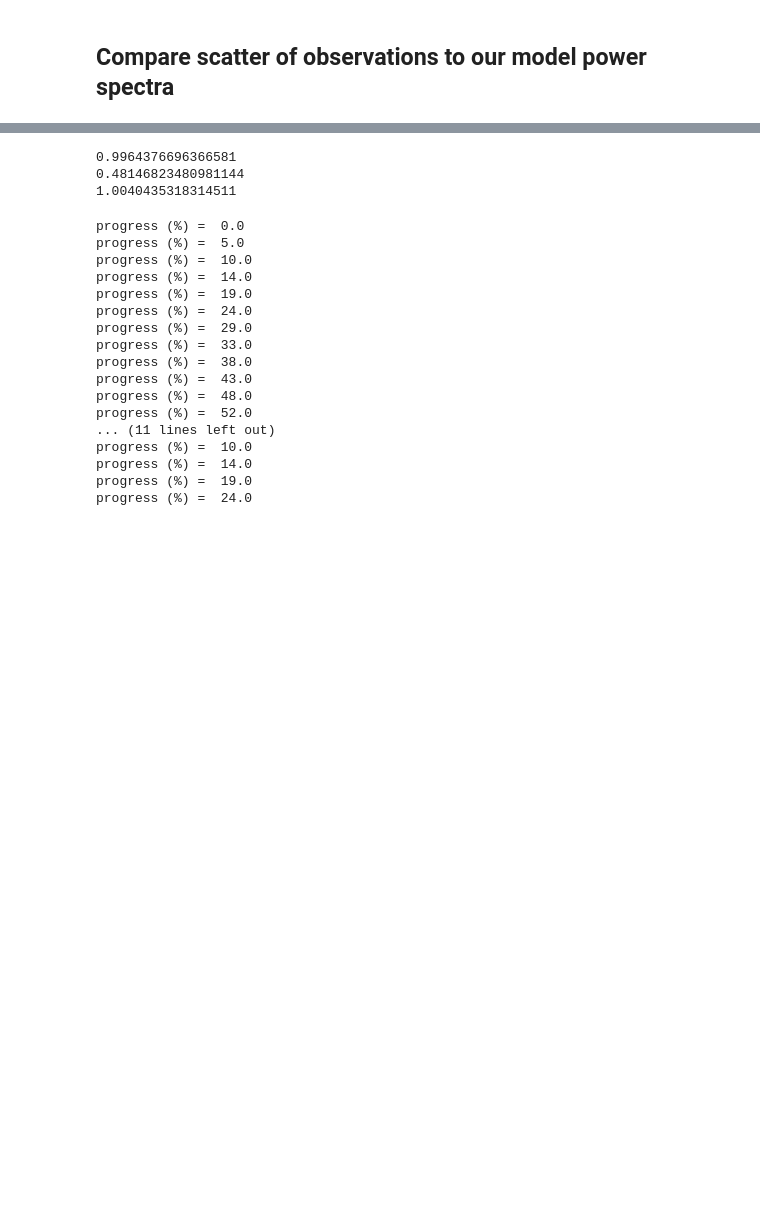
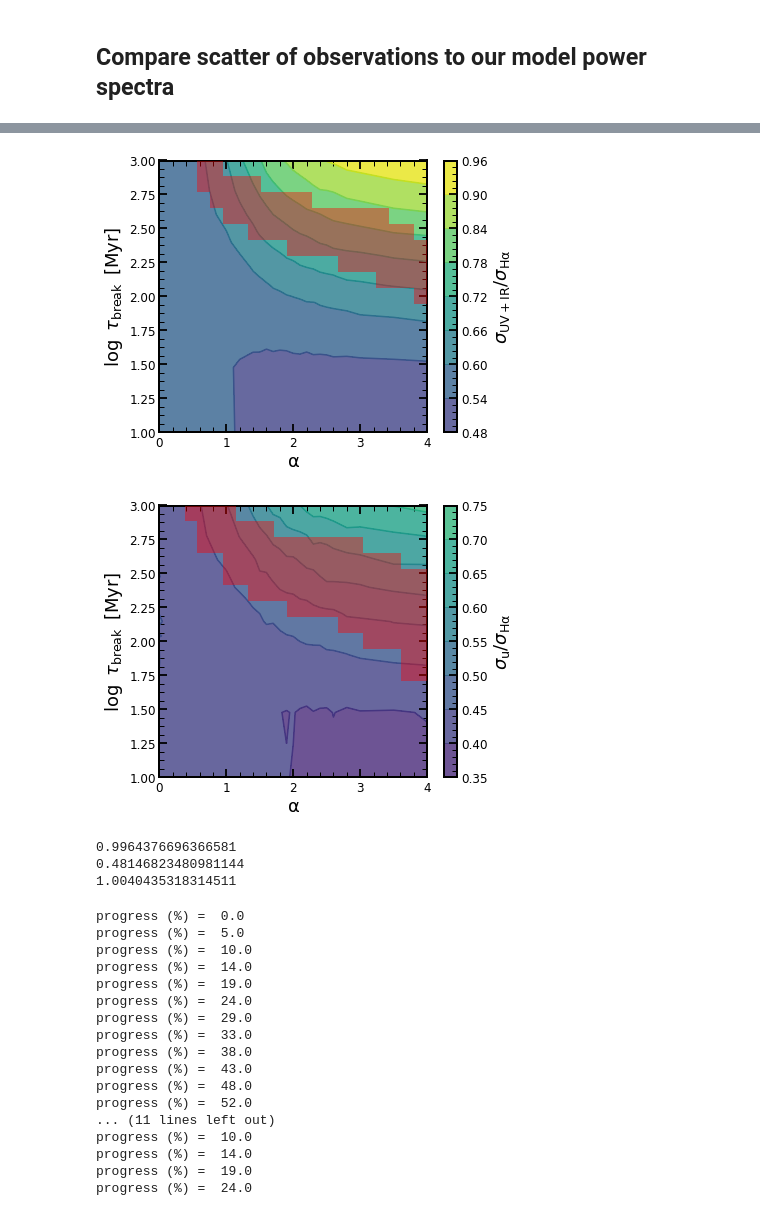
Before and after one commit to stacchella/variability_SFHs, a Jupyter notebook: notebooks/PSD_Analysis.ipynb, the cells around one changed output, grey strips where cells are left out. Saved outputs shown, nothing was run; the diff lists cells and outputs as text; code cells hidden in the pictures; blank space fills up the shorter version.

```diff
--- a/notebooks/PSD_Analysis.ipynb
+++ b/notebooks/PSD_Analysis.ipynb
@@ -1172,3 +1195,54 @@ plt.show()
+# %%
+ii = 3
+delta_err = 0.05
+
+scatter_u_Halpha_byM[ii], scatter_UVIR_Halpha_byM[ii]
+
+ratio_values_uHa_highlight = np.copy(ratio_u_Ha)
+ratio_values_UVIRHa_highlight = np.copy(ratio_FUV_Ha)
+
+ratio_values_uHa_highlight[((ratio_u_Ha > scatter_u_Halpha_byM[ii]+delta_err) | (ratio_u_Ha < scatter_u_Halpha_byM[ii]-delta_err))] = np.nan
+ratio_values_uHa_highlight[~((ratio_u_Ha > scatter_u_Halpha_byM[ii]+delta_err) | (ratio_u_Ha < scatter_u_Halpha_byM[ii]-delta_err))] = 1.0
+
+ratio_values_UVIRHa_highlight[((ratio_FUV_Ha > scatter_UVIR_Halpha_byM[ii]+delta_err) | (ratio_FUV_Ha < scatter_UVIR_Halpha_byM[ii]-delta_err))] = np.nan
+ratio_values_UVIRHa_highlight[~((ratio_FUV_Ha > scatter_UVIR_Halpha_byM[ii]+delta_err) | (ratio_FUV_Ha < scatter_UVIR_Halpha_byM[ii]-delta_err))] = 1.0
+# %%
+# plot power spectrum density
+
+fig, ax = plt.subplots(nrows=1, ncols=1, figsize=(6.0, 5.0))
+
+X, Y = np.meshgrid(list_of_slopes, np.log10(list_of_tau))
+CS1 = ax.contour(X, Y, ratio_FUV_Ha.T, alpha=1, vmin=0.4, vmax=0.95)
+CS2 = ax.contourf(X, Y, ratio_FUV_Ha.T, alpha=0.8, vmin=0.4, vmax=0.95)
+ax.imshow(ratio_values_UVIRHa_highlight.T, aspect='auto', origin='lower', extent=[0.0, 4.0, 1.0, 3.0], alpha=0.4, cmap=plt.get_cmap('bwr'), vmin=0.0, vmax=1.0, zorder=10)  #, hatches=['-', '//']
+#ax.fill_between([1.8, 2.2], [1.0, 1.0], [3.0, 3.0], facecolor="none", hatch="////", edgecolor="white", linewidth=0.0, zorder=8)
+
+CBI = plt.colorbar(CS2)
+CBI.set_label(r'$\sigma_{\rm UV+IR}/\sigma_{\rm H\alpha}$', fontsize=18)
+
+ax.set_xlabel(r'$\mathrm{\alpha}$', fontsize=18)
+ax.set_ylabel(r'$\log\/\/\/\tau_{\rm break}\/\/\/[\mathrm{Myr}]$', fontsize=18)
+plt.savefig(path_figures + 'UVIR_Ha_ratio.pdf', bbox_inches='tight')
+plt.show()
+
+
+fig, ax = plt.subplots(nrows=1, ncols=1, figsize=(6.0, 5.0))
+
+X, Y = np.meshgrid(list_of_slopes, np.log10(list_of_tau))
+CS1 = ax.contour(X, Y, ratio_u_Ha.T, alpha=1, vmin=0.3, vmax=0.95)
+CS2 = ax.contourf(X, Y, ratio_u_Ha.T, alpha=0.8, vmin=0.3, vmax=0.95)
+ax.imshow(ratio_values_uHa_highlight.T, aspect='auto', origin='lower', extent=[0.0, 4.0, 1.0, 3.0], alpha=0.4, cmap=plt.get_cmap('bwr'), vmin=0.0, vmax=1.0, zorder=10)  #, hatches=['-', '//']
+
+CBI = plt.colorbar(CS2)
+CBI.set_label(r'$\sigma_{\rm u}/\sigma_{\rm H\alpha}$', fontsize=18)
+
+ax.set_xlabel(r'$\mathrm{\alpha}$', fontsize=18)
+ax.set_ylabel(r'$\log\/\/\/\tau_{\rm break}\/\/\/[\mathrm{Myr}]$', fontsize=18)
+plt.savefig(path_figures + 'u_Ha_ratio.pdf', bbox_inches='tight')
+plt.show()
+# %% [output]
+[figure, added]
+[figure, added]
 # %%
 print get_scatter_indicator(2.0, 100.0, 'SFH_conv/SFR_Ha', num_rand_samples=100)
 print get_scatter_indicator(2.0, 100.0, 'SFH_conv/SFR_u', num_rand_samples=100)
```
Also changed, not shown: parts of 13 cells of this notebook, 6 other files.
